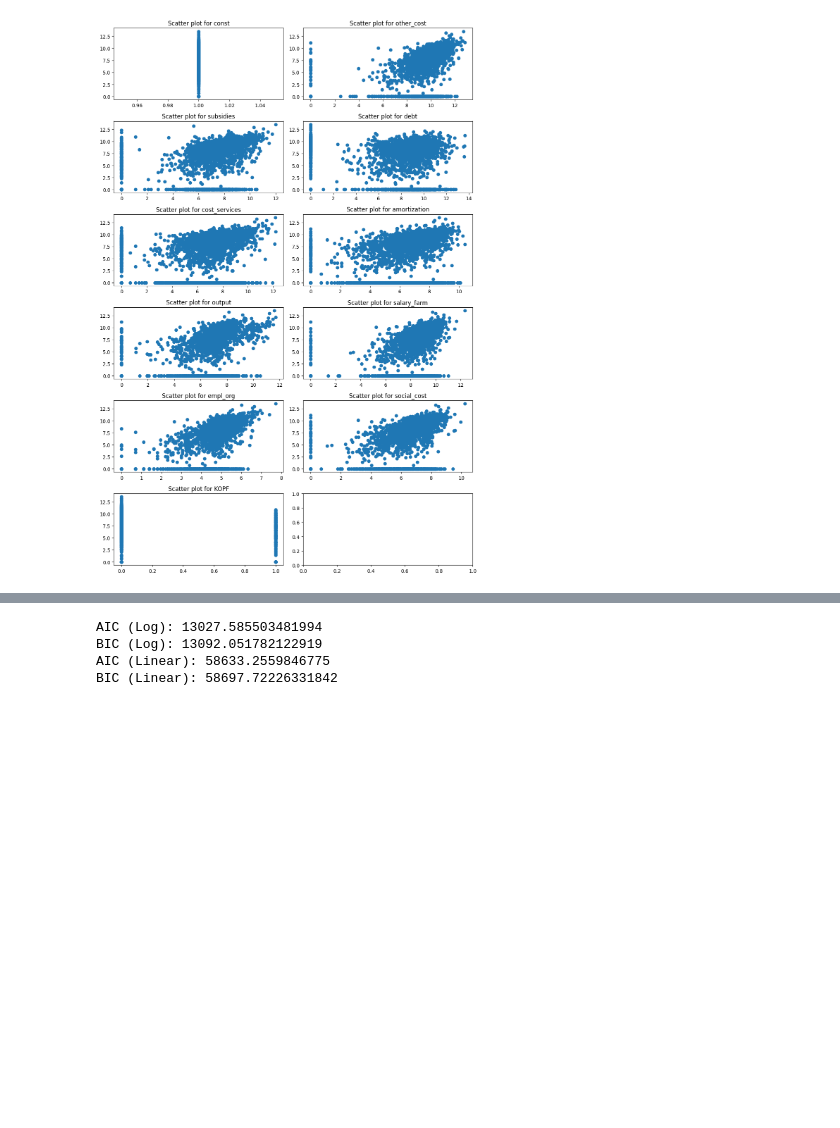
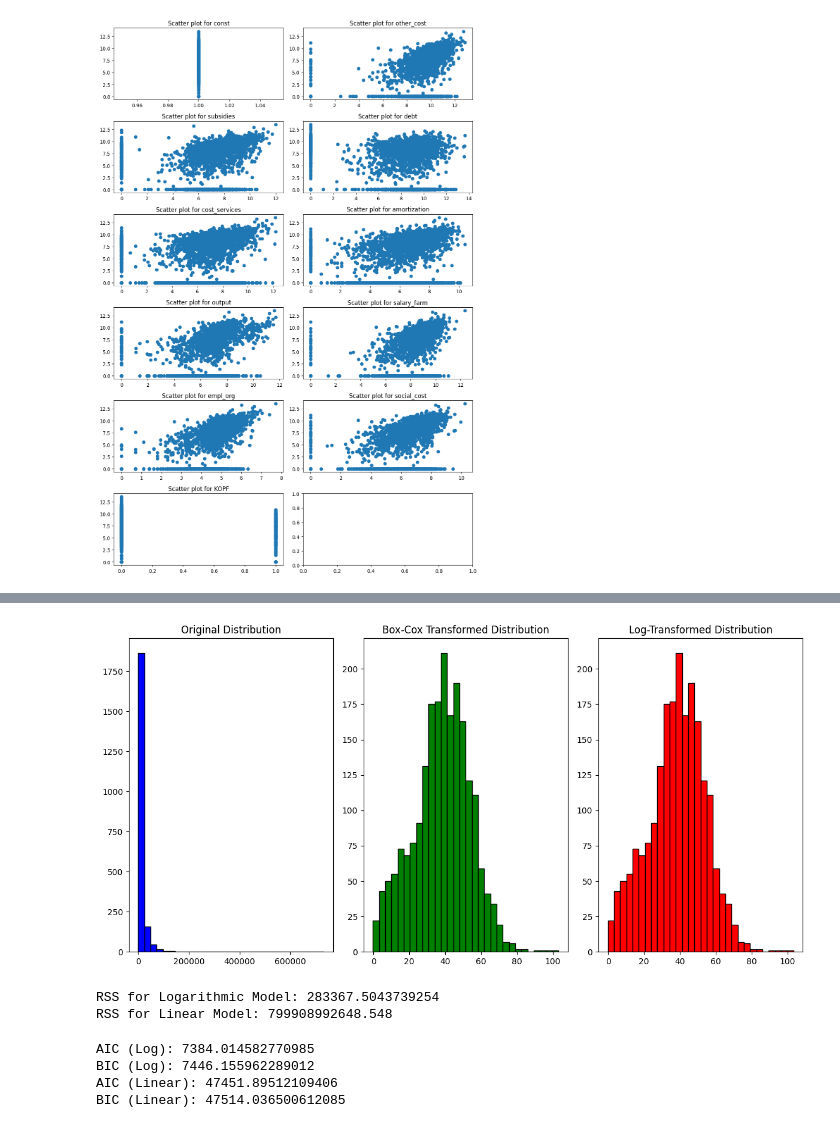
Before and after one commit to SergeyHSE/LinearRegressor.github.io, a Jupyter notebook: RegressionAnalysis.ipynb, the cells around one changed output, grey strips where cells are left out. Drawn from its saved outputs; the diff is of its cells as text; code cells hidden in the pictures; blank space fills up the shorter version.

```diff
--- a/RegressionAnalysis.ipynb
+++ b/RegressionAnalysis.ipynb
@@ -816,6 +816,10 @@ def logtransform(x):
     return 0
   elif x > 0:
     return np.log(x)
+# %%
+# Logarifm
+def logtransform(x):
+    return np.where(x <= 0, 0, np.log(x))
 # %%
 livestock_log = livestock.applymap(logtransform)
 livestock_log = livestock_log.drop('KOPF', axis=1)
@@ -895,3 +899,18 @@ plt.tight_layout()
 plt.show()
 # %% [output]
 [figure]
+# %%
+livestock_log_cleaned = livestock_log[livestock_log['net_profit'] > 0].reset_index(drop=True)
+X_log_cleaned = livestock_log_cleaned.drop('net_profit', axis=1)
+X_log_cleaned = sm.add_constant(X_log_cleaned)
+y_log_cleaned = livestock_log_cleaned['net_profit'].fillna(0)
+model_log_cleaned = sm.OLS(y_log_cleaned, X_log_cleaned)
+results_log_cleaned = model_log_cleaned.fit()
+
+livestock_cleaned = livestock[(livestock['net_profit'] > 0) & (livestock['net_profit'] != 1)].reset_index(drop=True)
+X_cleaned = livestock_cleaned.drop('net_profit', axis=1)
+X_cleaned = sm.add_constant(X_cleaned)
+y_cleaned = livestock_cleaned['net_profit'].fillna(0)
+
+model_cleaned = sm.OLS(y_cleaned, X_cleaned)
+results_cleaned = model_cleaned.fit()
@@ -898,10 +962,48 @@ plt.show()
+# %%
+import matplotlib.pyplot as plt
+
+# Визуализация распределения до и после трансформации
+plt.figure(figsize=(12, 6))
+
+# Распределение 'net_profit' до трансформации
+plt.subplot(1, 3, 1)
+plt.hist(livestock_cleaned['net_profit'], bins=30, color='blue', edgecolor='black')
+plt.title('Original Distribution')
+
+# Распределение 'net_profit' после трансформации Box-Cox
+plt.subplot(1, 3, 2)
+plt.hist(transformed_net_profit, bins=30, color='green', edgecolor='black')
+plt.title('Box-Cox Transformed Distribution')
+
+# Распределение логарифмированной 'net_profit' (после трансформации Box-Cox)
+plt.subplot(1, 3, 3)
+plt.hist(y_log_transformed, bins=30, color='red', edgecolor='black')
+plt.title('Log-Transformed Distribution')
+
+plt.tight_layout()
+plt.show()
+# %% [output]
+[figure, added]
+# %%
+# Вычисление RSS для логарифмической модели
+rss_log_transformed = np.sum(results_log_transformed.resid ** 2)
+
+# Вычисление RSS для линейной модели
+rss_linear = np.sum(results_linear.resid ** 2)
+
+# Вывод результатов
+print("RSS for Logarithmic Model:", rss_log_transformed)
+print("RSS for Linear Model:", rss_linear)
+# %% [output]
+RSS for Logarithmic Model: 283367.5043739254
+RSS for Linear Model: 799908992648.548
 # %%
 # Получение значений AIC и BIC для обеих моделей
-aic_log = results_log.aic
-bic_log = results_log.bic
+aic_log = results_log_cleaned.aic
+bic_log = results_log_cleaned.bic
 
-aic_dummy = results_dummy.aic
-bic_dummy = results_dummy.bic
+aic_dummy = results_cleaned.aic
+bic_dummy = results_cleaned.bic
 
 # Вывод результатов
 print("AIC (Log):", aic_log)
@@ -909,10 +1011,10 @@ print("BIC (Log):", bic_log)
 print("AIC (Linear):", aic_dummy)
 print("BIC (Linear):", bic_dummy)
 # %% [output]
-AIC (Log): 13027.585503481994
-BIC (Log): 13092.051782122919
-AIC (Linear): 58633.2559846775
-BIC (Linear): 58697.72226331842
+AIC (Log): 7384.014582770985
+BIC (Log): 7446.155962289012
+AIC (Linear): 47451.89512109406
+BIC (Linear): 47514.036500612085
 # %%
 from statsmodels.stats.stattools import jarque_bera
 
```
Also changed, not shown: parts of 9 cells of this notebook.
